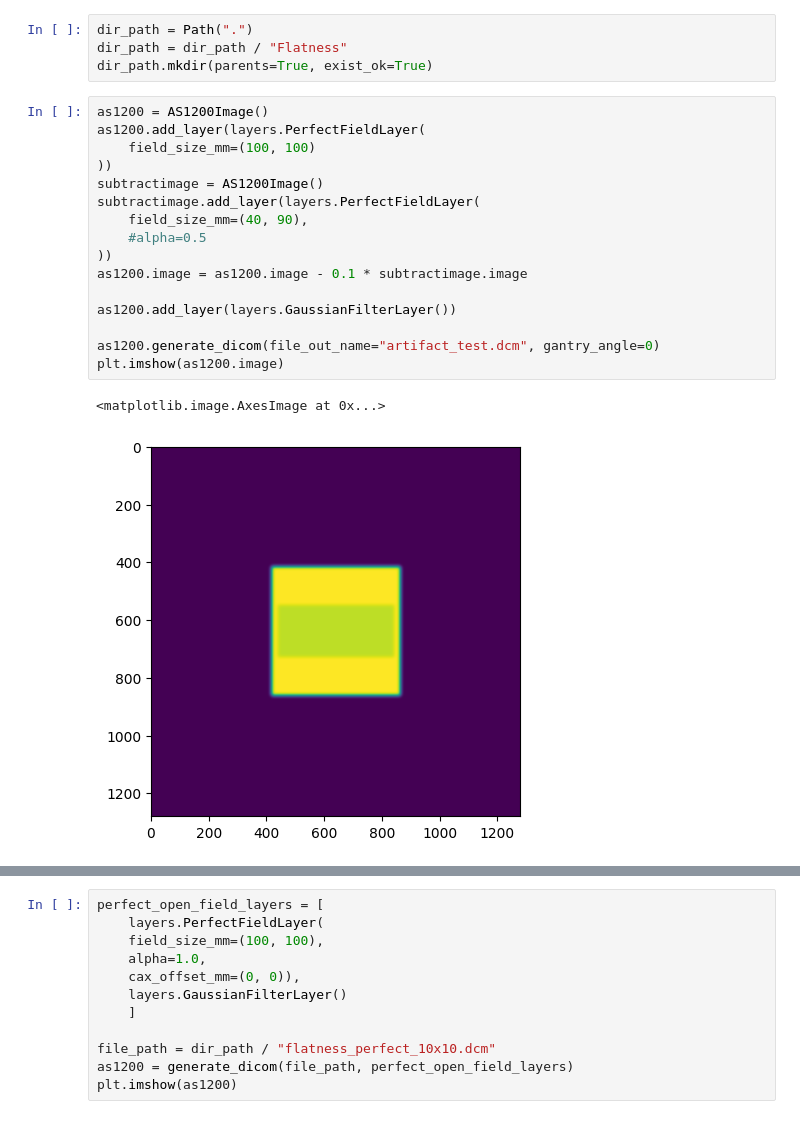
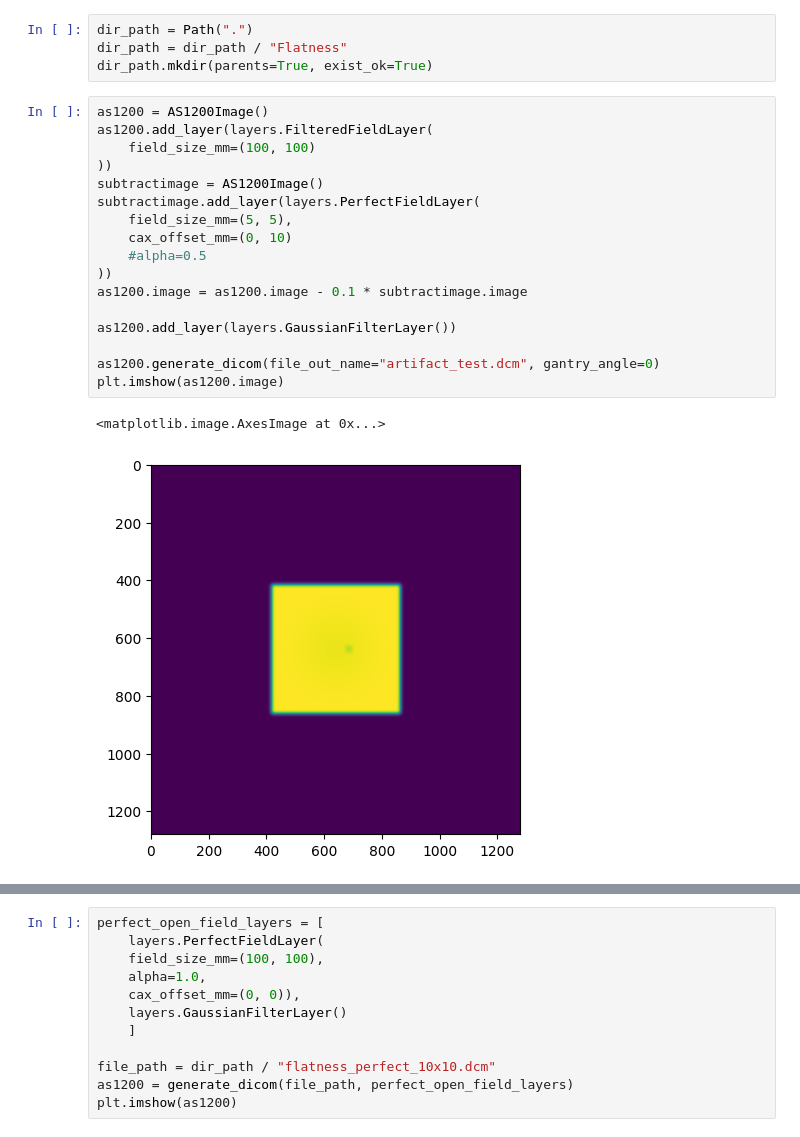
Before and after one commit to crcrewso/FauxPID, a Jupyter notebook: create_image.ipynb, the cells around one changed output, grey strips where cells are left out. Drawn from its saved outputs; the diff is of its cells as text.

Commit message:
Add artifacts image type

```diff
--- a/create_image.ipynb
+++ b/create_image.ipynb
@@ -44,20 +44,21 @@ dir_path = dir_path / "Flatness"
 dir_path.mkdir(parents=True, exist_ok=True)
 # %%
 as1200 = AS1200Image()
-as1200.add_layer(layers.PerfectFieldLayer(
+as1200.add_layer(layers.FilteredFieldLayer(
     field_size_mm=(100, 100)
 ))
 subtractimage = AS1200Image()
 subtractimage.add_layer(layers.PerfectFieldLayer(
-    field_size_mm=(40, 90),
+    field_size_mm=(5, 5),
+    cax_offset_mm=(0, 10)
     #alpha=0.5
 ))
 as1200.image = as1200.image - 0.1 * subtractimage.image
 
 as1200.add_layer(layers.GaussianFilterLayer())
 
 as1200.generate_dicom(file_out_name="artifact_test.dcm", gantry_angle=0)
 plt.imshow(as1200.image)
 # %% [output]
 <matplotlib.image.AxesImage at 0x...>
-[figure, old version]
+[figure, new version]
```
Also changed, not shown: parts of 1 cell of this notebook, 4 other files.
